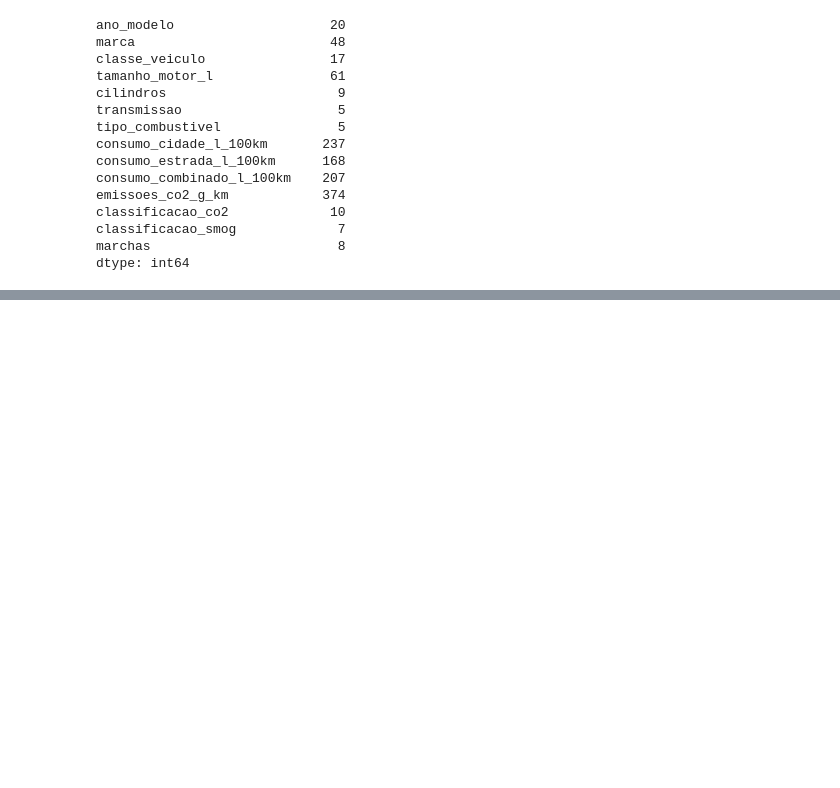
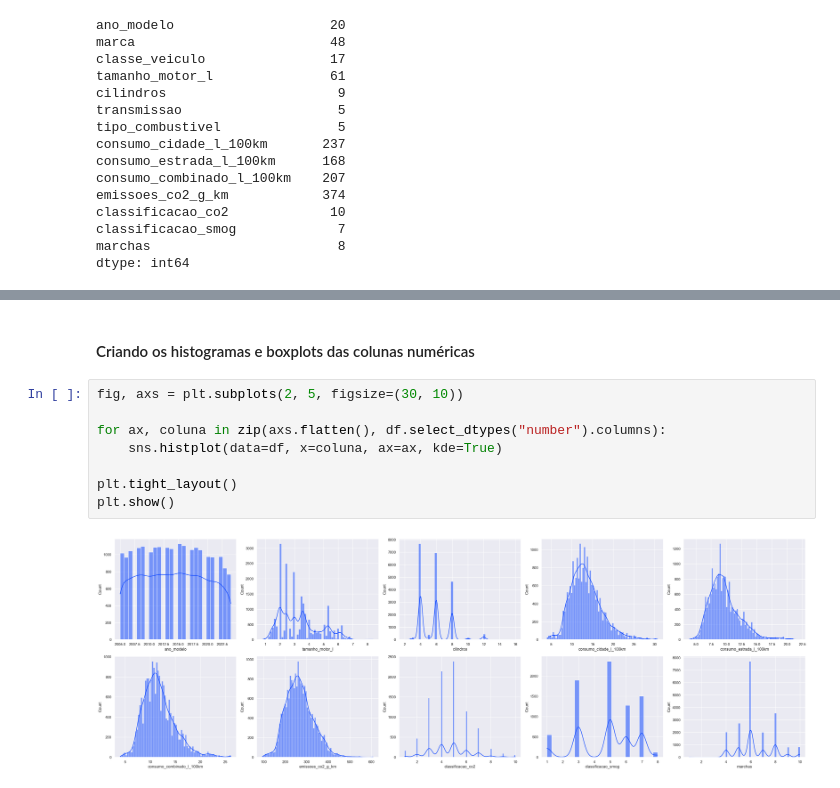
Before and after one commit to Antonio-Manoel/emissao-co2, a Jupyter notebook: notebooks/EDA.ipynb, the cells around one changed output, grey strips where cells are left out. Saved outputs shown, nothing was run; the diff lists cells and outputs as text; blank space fills up the shorter version.

```diff
--- a/notebooks/EDA.ipynb
+++ b/notebooks/EDA.ipynb
@@ -202,0 +251,12 @@ dtype: int64
+# %% [markdown]
+#### Criando os histogramas e boxplots das colunas numéricas
+# %%
+fig, axs = plt.subplots(2, 5, figsize=(30, 10))
+
+for ax, coluna in zip(axs.flatten(), df.select_dtypes("number").columns):
+    sns.histplot(data=df, x=coluna, ax=ax, kde=True)
+
+plt.tight_layout()
+plt.show()
+# %% [output]
+[figure, added]
```
Also changed, not shown: parts of 9 cells of this notebook.
